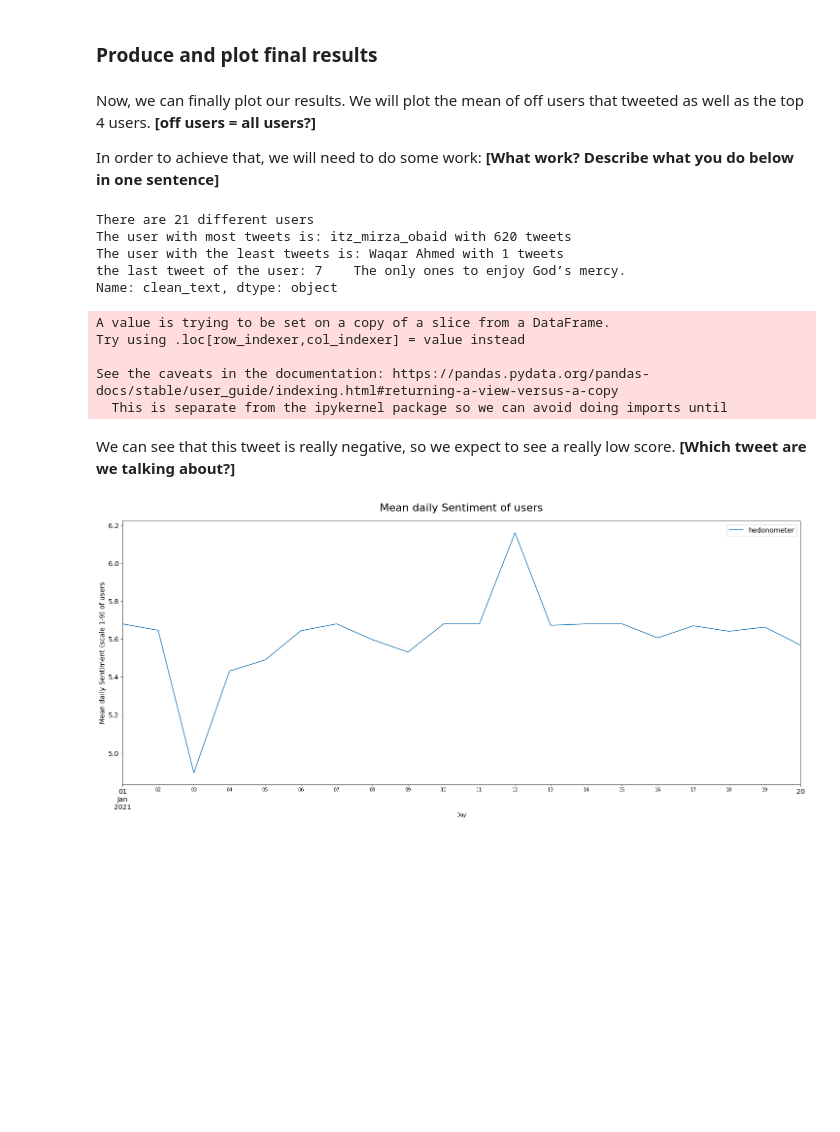
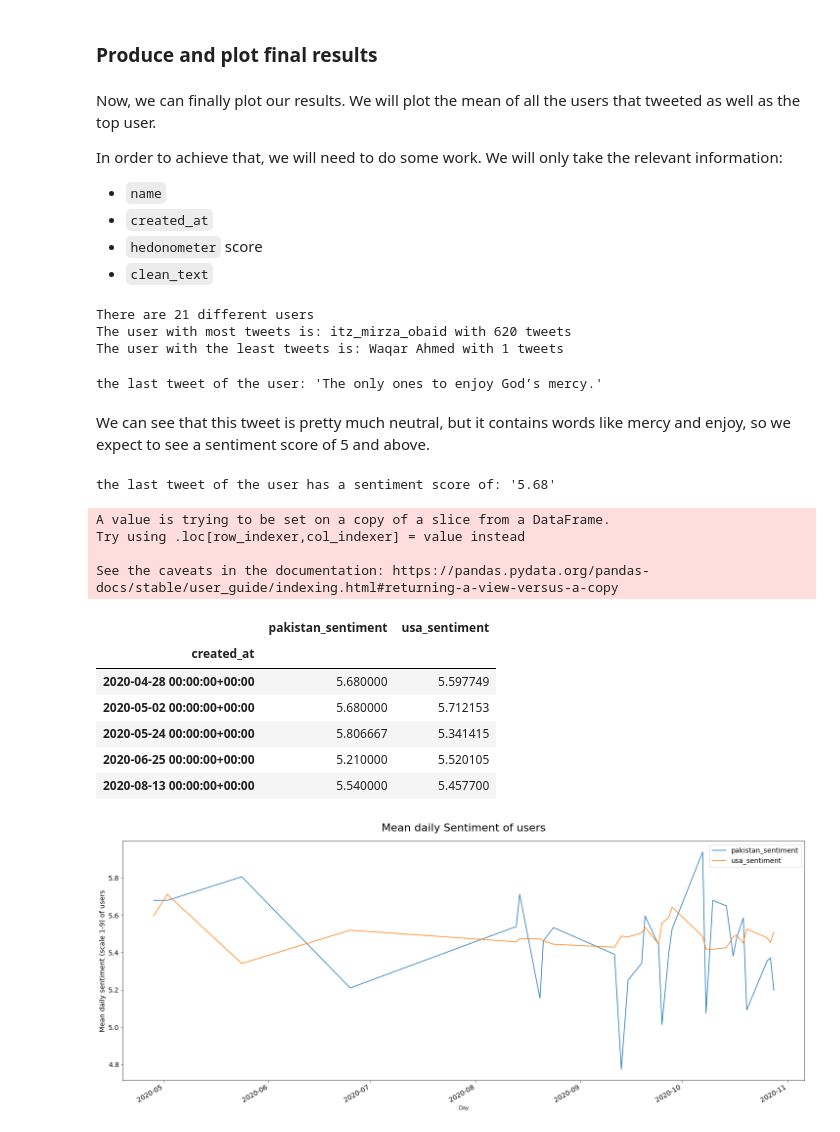
Before and after one commit to worldbank/TwitterEconomicMonitoring, a Jupyter notebook: notebooks/3-sentiment-analysis.ipynb, the cells around one changed output. Cells and saved outputs as stored; diff of their text form; code cells hidden in the pictures; blank space fills up the shorter version.

Commit message:
Added more information

```diff
--- a/notebooks/3-sentiment-analysis.ipynb
+++ b/notebooks/3-sentiment-analysis.ipynb
@@ -344,34 +387,37 @@ def plot_save_to_pdf_and_show(df, ylabel, xlabel, title):
 ### Produce and plot final results
 # %% [markdown]
 Now, we can finally plot our results.
-We will plot the mean of off users that tweeted as well as the top 4 users. **[off users = all users?]**
+We will plot the mean of all the users that tweeted as well as the top user.
 
-In order to achieve that, we will need to do some work: **[What work? Describe what you do below in one sentence]**
+In order to achieve that, we will need to do some work.
+We will only take the relevant information:
+- `name`
+- `created_at`
+- `hedonometer` score
+- `clean_text`
 # %%
 # Get only the user_id, the time the tweet was created and the hedonometer score
-sent_df = df[["user", "created_at", "hedonometer", 'clean_text']]
-sent_df['name'] = sent_df['user'].apply(lambda user: user['name'])
-sent_df = sent_df.drop(columns=['user'])
+sent_df = ur_df[["name", "created_at", "hedonometer", 'clean_text']]
 # Split them to different DataFrames, this will sort the DataFrame by the 'user_id' and sort them
 split_df = sorted([pd.DataFrame(y) for x, y in sent_df.groupby('name', as_index=False)], key=len, reverse=True)
 print(f"There are {len(split_df)} different users\n"
       f"The user with most tweets is: {split_df[0].iloc[0]['name']} with {len(split_df[0])} tweets\n"
       f"The user with the least tweets is: {split_df[-1].iloc[0]['name']} with {len(split_df[-1])} tweets")
-# Show the last tweet of the user
-print(f'the last tweet of the user: {split_df[0].clean_text[:1]}')
 # %% [output]
 There are 21 different users
 The user with most tweets is: itz_mirza_obaid with 620 tweets
 The user with the least tweets is: Waqar Ahmed with 1 tweets
-the last tweet of the user: 7    The only ones to enjoy God’s mercy.
-Name: clean_text, dtype: object
-A value is trying to be set on a copy of a slice from a DataFrame.
-Try using .loc[row_indexer,col_indexer] = value instead
-
-See the caveats in the documentation: https://pandas.pydata.org/pandas-docs/stable/user_guide/indexing.html#returning-a-view-versus-a-copy
-  This is separate from the ipykernel package so we can avoid doing imports until
+# %%
+# Show the first tweet of the user
+print(f"the last tweet of the user: '{split_df[0].clean_text.loc[7]}'")
+# %% [output]
+the last tweet of the user: 'The only ones to enjoy God’s mercy.'
 # %% [markdown]
-We can see that this tweet is really negative, so we expect to see a really low score. **[Which tweet are we talking about?]**
+We can see that this tweet is pretty much neutral, but it contains words like mercy and enjoy, so we expect to see a sentiment score of 5 and above.
+# %%
+print(f"the last tweet of the user has a sentiment score of: '{split_df[0].hedonometer.loc[7]}'")
+# %% [output]
+the last tweet of the user has a sentiment score of: '5.68'
 # %%
 # Take the top user
 split_df = split_df[:1]
@@ -383,12 +429,29 @@ split_df = [get_mean_based_on_frequency(sf, start_date='2018-10-01',end_date='20
 split_sentiment = pd.concat(split_df, axis=1)
 # Rename the columns
 split_sentiment.columns = user_names
-# Get Overall daily mean of the tweets
-user_sentiment = get_mean_based_on_frequency(sent_df, start_date='2021-01-01', end_date='2021-01-20', freq='D')
+# Get Overall daily mean of tweets
+user_sentiment = get_mean_based_on_frequency(sent_df, start_date='2019-04-05', end_date='2020-10-28', freq='D')
 # Plot Over all daily sentiment and save it
-plot_save_to_pdf_and_show(df=user_sentiment, ylabel='Mean daily sentiment (scale 1-9) of users', xlabel='Day',
-                          title='Mean daily Sentiment of users')
+us_user_sentiment = get_mean_based_on_frequency(en_df.reset_index()[["created_at", "hedonometer", 'clean_text']], start_date='2019-04-05', end_date='2020-10-28', freq='D')
+combine_sentiment = pd.concat([user_sentiment, us_user_sentiment], axis=1).dropna()
+combine_sentiment.columns = ['pakistan_sentiment', 'usa_sentiment']
+combine_sentiment.head()
 # %% [output]
-[figure, removed]
+A value is trying to be set on a copy of a slice from a DataFrame.
+Try using .loc[row_indexer,col_indexer] = value instead
+
+See the caveats in the documentation: https://pandas.pydata.org/pandas-docs/stable/user_guide/indexing.html#returning-a-view-versus-a-copy
+|  | pakistan_sentiment | usa_sentiment |
+| created_at |  |  |
+| 2020-04-28 00:00:00+00:00 | 5.680000 | 5.597749 |
+| 2020-05-02 00:00:00+00:00 | 5.680000 | 5.712153 |
+| 2020-05-24 00:00:00+00:00 | 5.806667 | 5.341415 |
+| 2020-06-25 00:00:00+00:00 | 5.210000 | 5.520105 |
+| 2020-08-13 00:00:00+00:00 | 5.540000 | 5.457700 |
+# %%
+plot_save_to_pdf_and_show(df=combine_sentiment, ylabel='Mean daily sentiment (scale 1-9) of users', xlabel='Day',
+                          title='Mean daily Sentiment of users')
+# %% [output]
+[figure, added]
 # %% [markdown]
 This figure shows the average daily sentiment of users from August to December.
```
Also changed, not shown: parts of 29 cells of this notebook, 3 other files.
